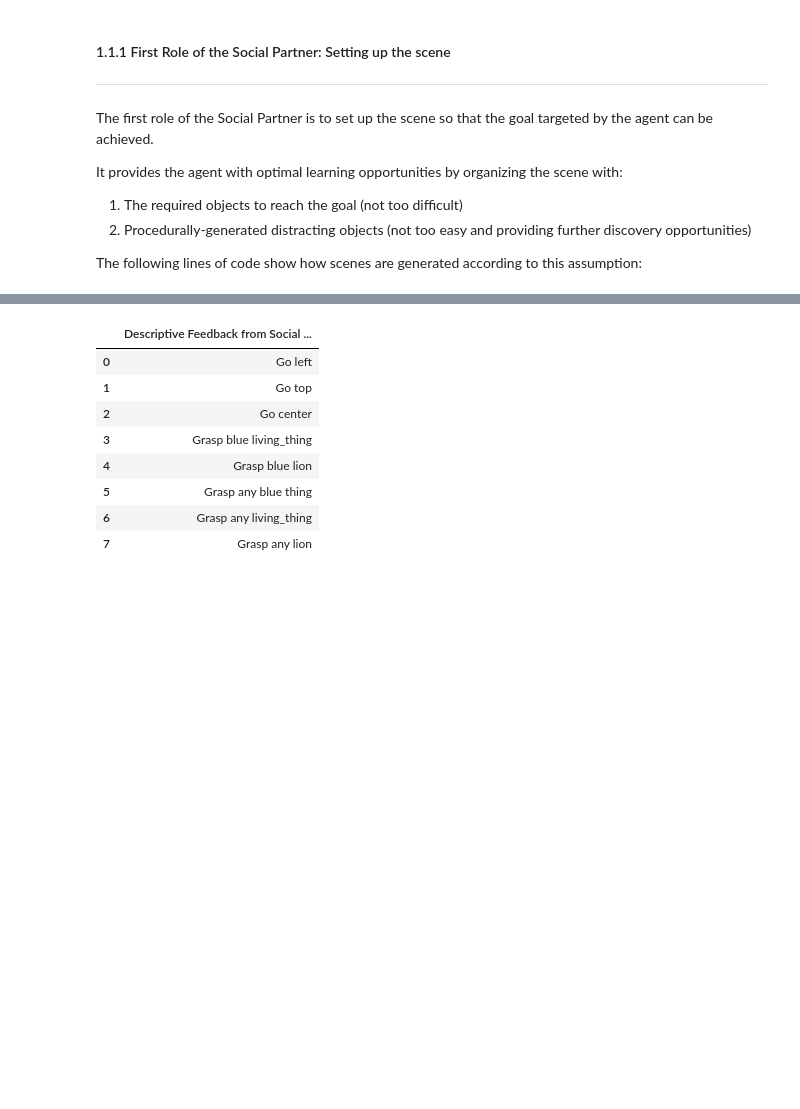
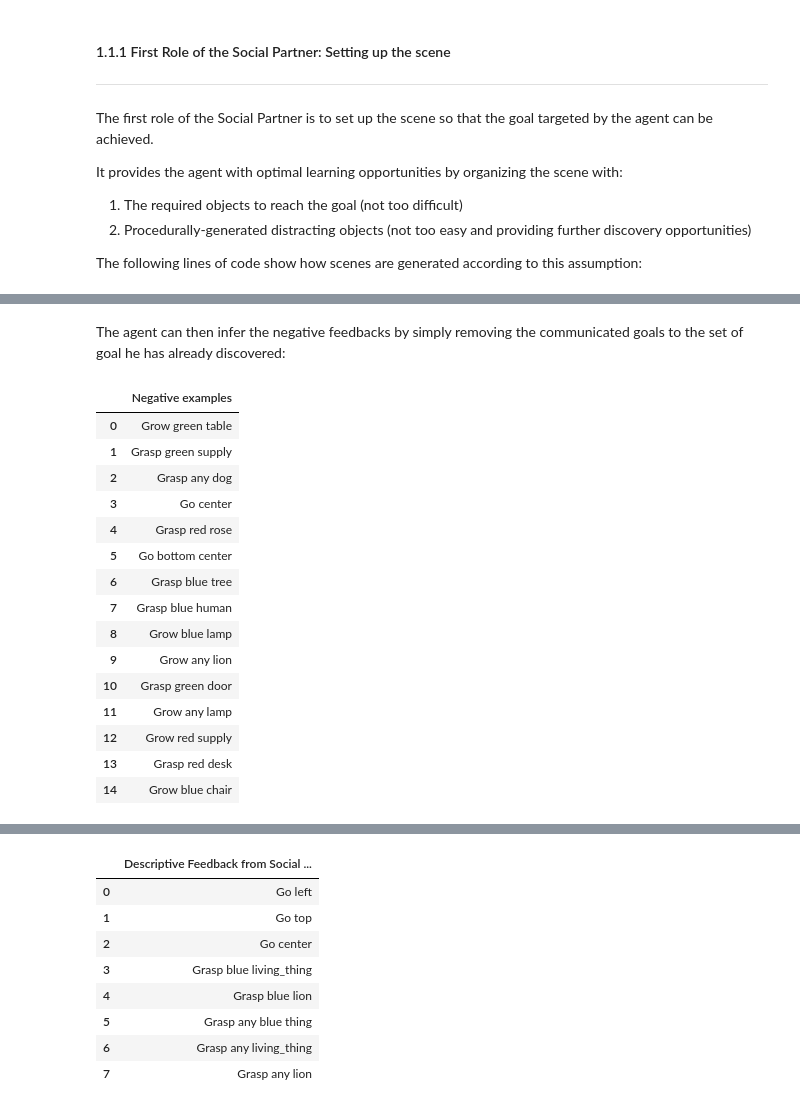
Before and after one commit to flowersteam/Imagine, a Jupyter notebook: IMAGINE.ipynb, the cells around one changed output, grey strips where cells are left out. Cells and saved outputs as stored; diff of their text form; code cells hidden in the pictures; blank space fills up the shorter version.

```diff
--- a/IMAGINE.ipynb
+++ b/IMAGINE.ipynb
@@ -120,3 +132,26 @@ exhaustive_feedback
 | 5 | Grasp any blue thing |
 | 6 | Grasp any living_thing |
 | 7 | Grasp any lion |
+# %% [markdown]
+The agent can then infer the negative feedbacks by simply removing the communicated goals to the set of goal he has already discovered:
+# %%
+negative_examples = set(goal_sampler.feedback_memory['string']) - set([descr for sublist in exhaustive_feedback.values.tolist() for descr in sublist])
+negative_examples = pd.DataFrame(negative_examples, columns=['Negative examples'])
+negative_examples.head(15)
+# %% [output]
+|  | Negative examples |
+| 0 | Grow green table |
+| 1 | Grasp green supply |
+| 2 | Grasp any dog |
+| 3 | Go center |
+| 4 | Grasp red rose |
+| 5 | Go bottom center |
+| 6 | Grasp blue tree |
+| 7 | Grasp blue human |
+| 8 | Grow blue lamp |
+| 9 | Grow any lion |
+| 10 | Grasp green door |
+| 11 | Grow any lamp |
+| 12 | Grow red supply |
+| 13 | Grasp red desk |
+| 14 | Grow blue chair |
```
Also changed, not shown: parts of 14 cells of this notebook.
